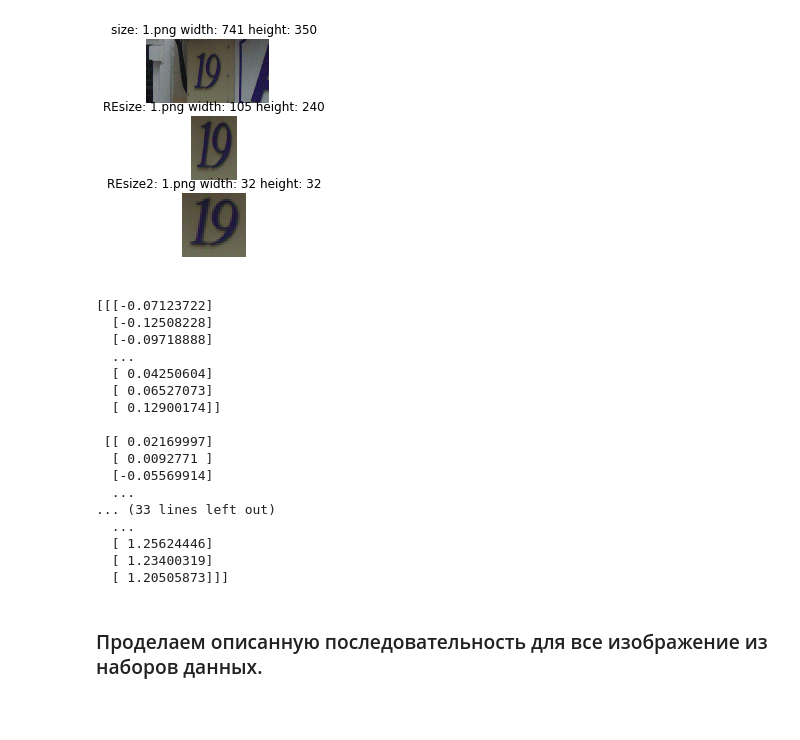
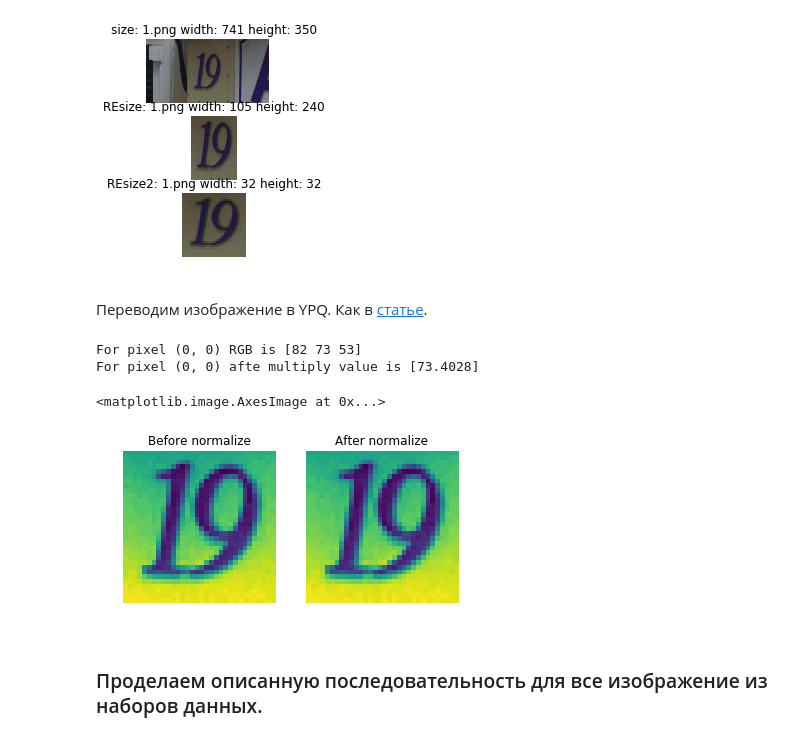
Before and after one commit to Factotum8/test_task_street_view_house_numbers, a Jupyter notebook: CNN_train.ipynb, the cells around one changed output. Drawn from its saved outputs; the diff is of its cells as text; code cells hidden in the pictures; blank space fills up the shorter version.

Commit message:
Added visualization

```diff
--- a/CNN_train.ipynb
+++ b/CNN_train.ipynb
@@ -189,32 +193,35 @@ with Image.open(fullname) as im:
     ax[2].imshow(im)
 # %% [output]
 [figure]
-# %%
-# Normalize
-im = np.dot(np.array(im, dtype='float32'), [[0.2989],[0.5870],[0.1140]])
-mean = np.mean(im, dtype='float32')
-std = np.std(im, dtype='float32', ddof=1)
-if std < 1e-4: std = 1.
-im = (im - mean) / std
-print(im[:,:,:])
-# %% [output]
-[[[-0.07123722]
-  [-0.12508228]
-  [-0.09718888]
-  ...
-  [ 0.04250604]
-  [ 0.06527073]
-  [ 0.12900174]]
-
- [[ 0.02169997]
-  [ 0.0092771 ]
-  [-0.05569914]
-  ...
-... (33 lines left out)
-  ...
-  [ 1.25624446]
-  [ 1.23400319]
-  [ 1.20505873]]]
+# %% [markdown]
+Переводим изображение в YPQ. Как в [статье](http://www.eyemaginary.com/Rendering/TurnColorsGray.pdf).
+# %%
+f, ax = plt.subplots(nrows=1, ncols=2)
+ax[0].axis('off')
+ax[1].axis('off')
+
+# RGB 3 values to 1 value
+print(f"For pixel (0, 0) RGB is {np.asanyarray(im)[0][0]}")
+# Color representation by YPQ color space
+im = np.dot(np.array(im, dtype='float32'), [[0.2989],[0.5870],[0.1140]])
+print(f"For pixel (0, 0) afte multiply value is {np.asanyarray(im)[0][0]}")
+im_for_visualization = [a.ravel() for a in im]
+ax[0].set_title("Before normalize", loc='center')
+ax[0].imshow(im_for_visualization)
+
+mean = np.mean(im, dtype='float32')
+std = np.std(im, dtype='float32', ddof=1)  # compute standard deviation
+if std < 1e-4:
+    std = 1.
+im_ = (im - mean) / std
+im_ = [a.ravel() for a in im_]
+ax[1].set_title("After normalize", loc='center')
+ax[1].imshow(im_)
+# %% [output]
+For pixel (0, 0) RGB is [82 73 53]
+For pixel (0, 0) afte multiply value is [73.4028]
+<matplotlib.image.AxesImage at 0x...>
+[figure, added]
 # %% [markdown]
 
 ### Проделаем описанную последовательность для все изображение из наборов данных.
```
Also changed, not shown: parts of 5 cells of this notebook.
